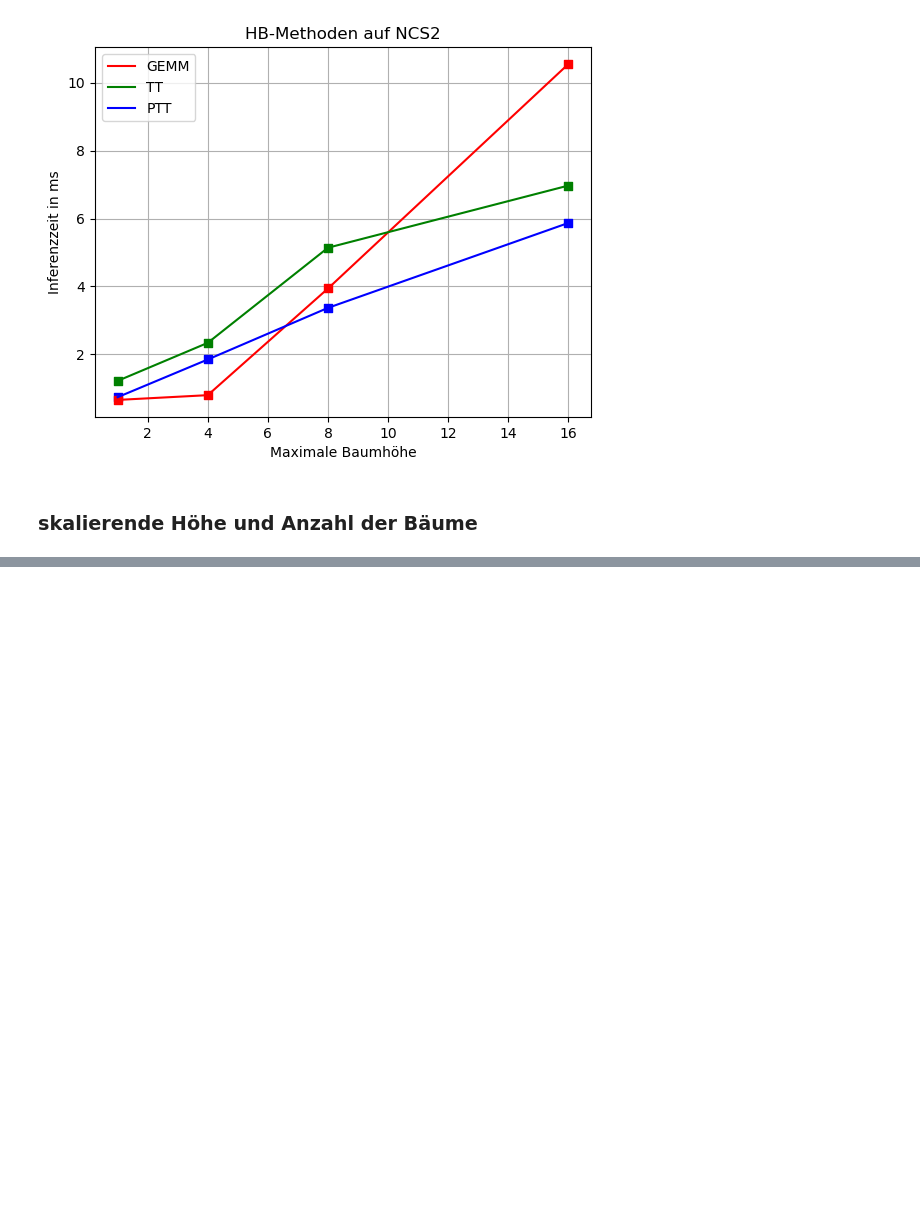
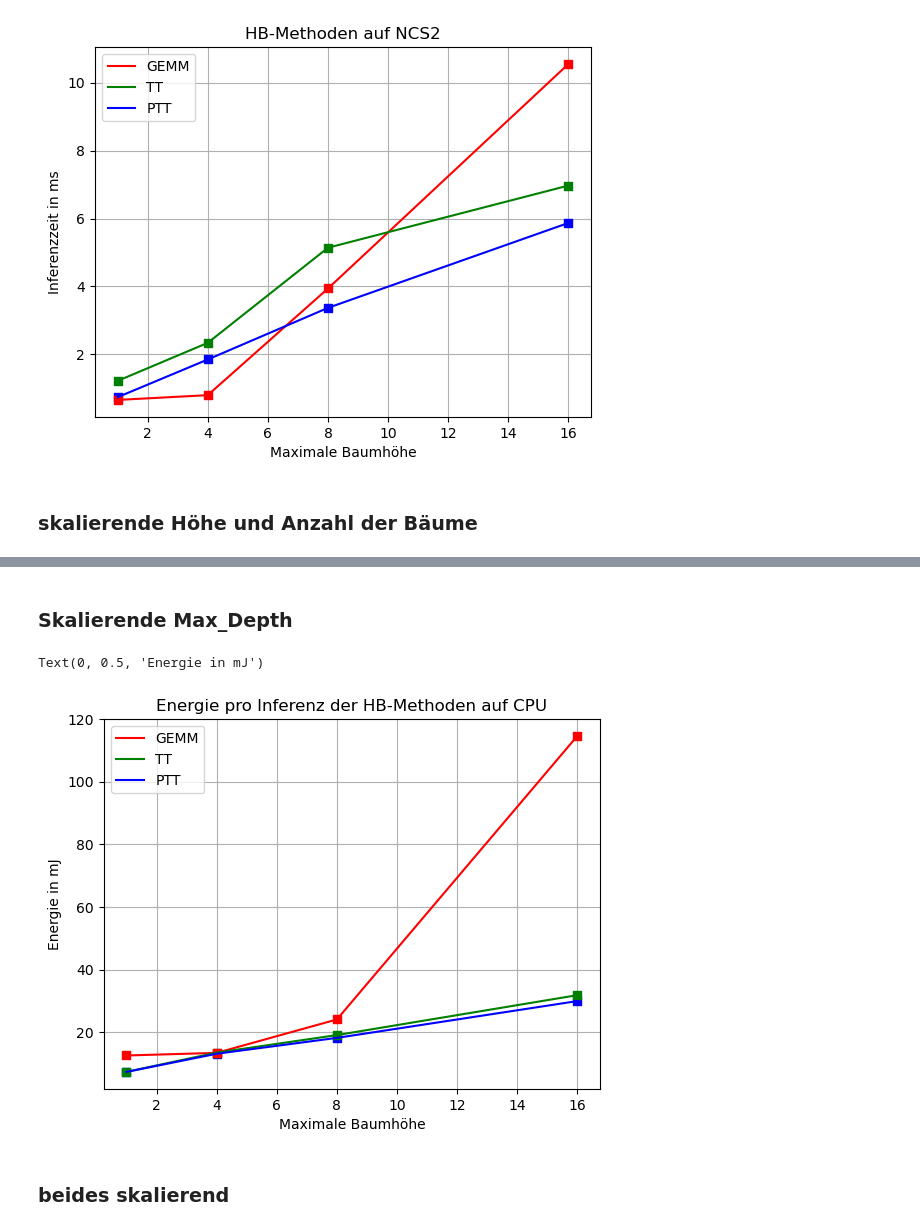
Before and after one commit to R-e-d-a-X/EdgeTPU-and-NCS, a Jupyter notebook: src/ncs/NCS_visualization.ipynb, the cells around one changed output, grey strips where cells are left out. Drawn from its saved outputs; the diff is of its cells as text; code cells hidden in the pictures; blank space fills up the shorter version.

```diff
--- a/src/ncs/NCS_visualization.ipynb
+++ b/src/ncs/NCS_visualization.ipynb
@@ -203,0 +240,12 @@ Text(0, 0.5, 'Inferenzzeit in ms')
+# %% [markdown]
+### Skalierende Max_Depth
+# %%
+x = np.array([1,4,8,16])
+
+y_gemm_cpu = np.array([12.61, 13.44, 24.11, 114.64])
+y_tt_cpu   = np.array([7.38, 13.52, 19.12, 31.87])
+y_ptt_cpu  = np.array([7.36, 13.16, 18.23, 29.98])
+
+#y_gemm_ncs = np.array([0.66, 0.80, 3.94, 10.55])
+#y_tt_ncs   = np.array([1.22, 2.34, 5.14, 6.97])
+#y_ptt_ncs  = np.array([0.74, 1.85, 3.37, 5.87])
@@ -203,0 +254,18 @@ Text(0, 0.5, 'Inferenzzeit in ms')
+# %%
+fig, ax = plt.subplots()
+
+plt.title("Energie pro Inferenz der HB-Methoden auf CPU")
+ax.set_axisbelow(True)
+ax.grid()
+ax.plot(x, y_gemm_cpu, c='red')
+ax.plot(x, y_tt_cpu, c='green')
+ax.plot(x, y_ptt_cpu, c='blue')
+plt.legend(labels=['GEMM', 'TT', 'PTT'])
+ax.scatter(x, y_ptt_cpu, c='blue', marker='s')
+ax.scatter(x, y_tt_cpu, c='green', marker='s')
+ax.scatter(x, y_gemm_cpu, c='red', marker='s')
+plt.xlabel("Maximale Baumhöhe")
+plt.ylabel("Energie in mJ")
+# %% [output]
+Text(0, 0.5, 'Energie in mJ')
+[figure, added]
@@ -203,0 +274,2 @@ Text(0, 0.5, 'Inferenzzeit in ms')
+# %% [markdown]
+### beides skalierend
```
Also changed, not shown: parts of 16 cells of this notebook.
